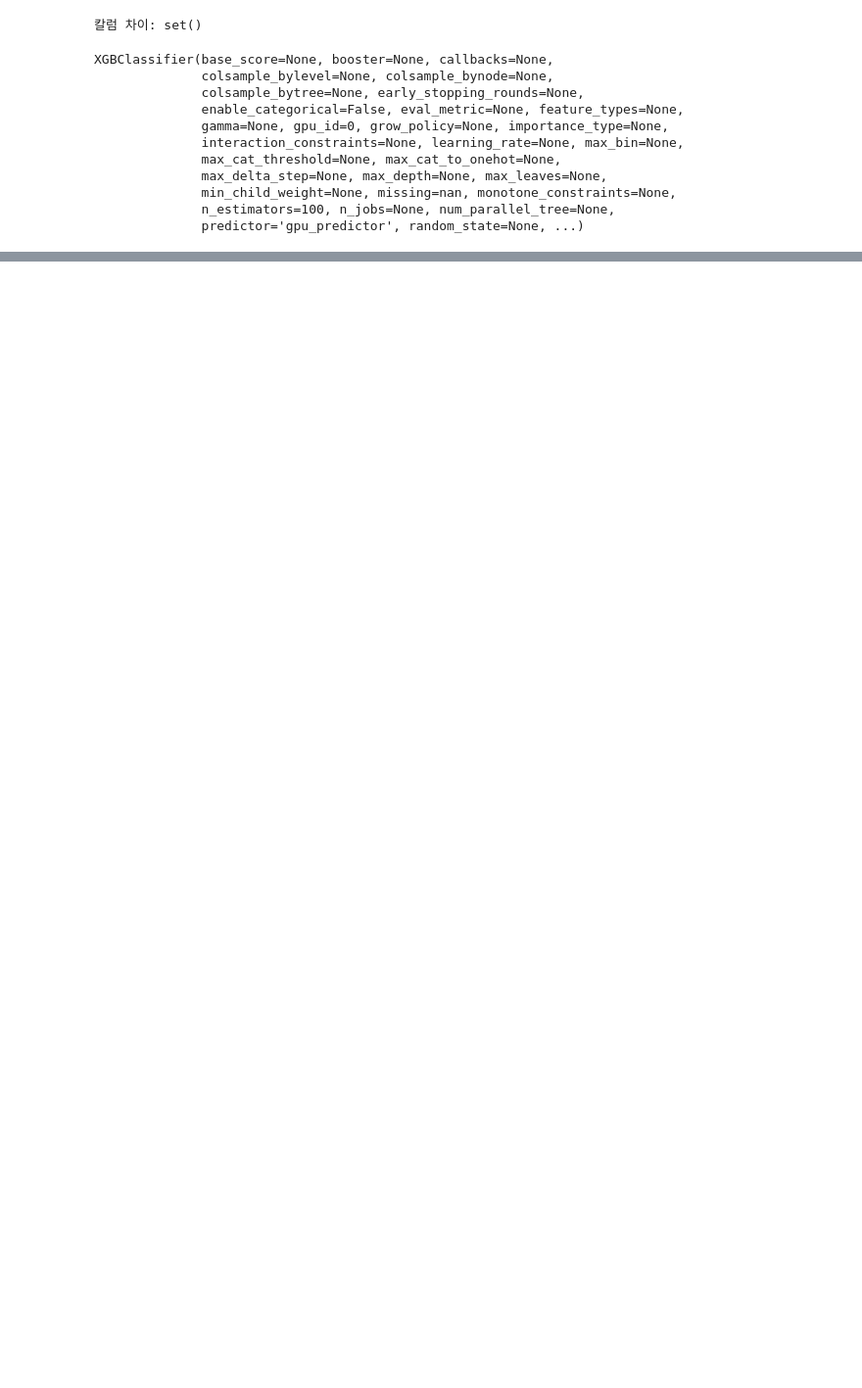
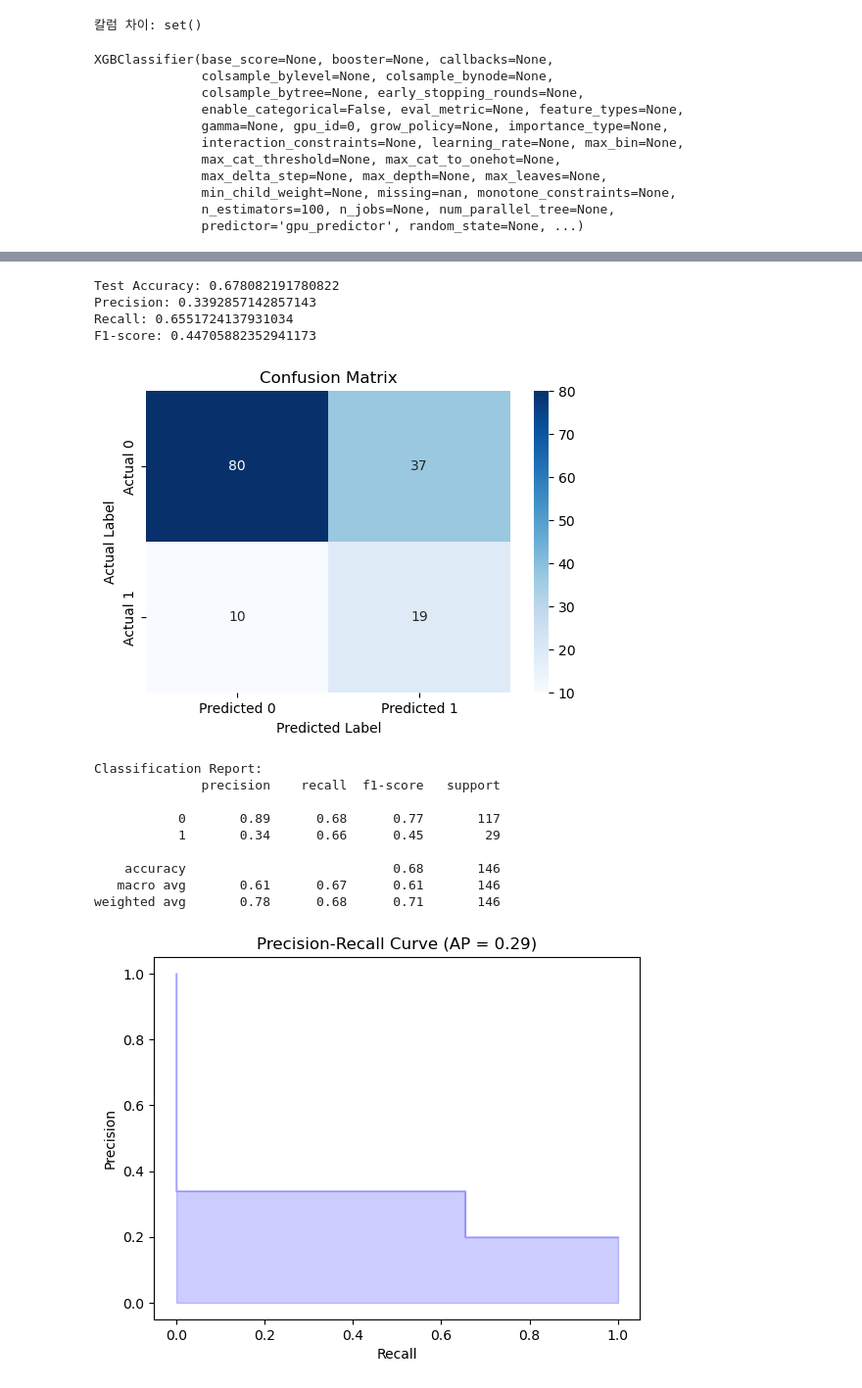
Before and after one commit to NohJangHyun/MIMIC-III-mortality-prediction, a Jupyter notebook: Model/XGB.ipynb, the cells around one changed output, grey strips where cells are left out. Shown at 98% size. Drawn from its saved outputs; the diff is of its cells as text; code cells hidden in the pictures; blank space fills up the shorter version.

```diff
--- a/Model/XGB.ipynb
+++ b/Model/XGB.ipynb
@@ -299,3 +263,63 @@ weighted avg       0.70      0.66      0.67      1918
+# %%
+y_pred2 = model.predict(X_train)
+y_pred = model.predict(X_test)
+cm = confusion_matrix(test_data['y'], y_pred)
+
+
+# Precision, Recall, F1-score 계산
+precision = precision_score(test_data['y'], y_pred)
+recall = recall_score(test_data['y'], y_pred)
+f1 = f1_score(test_data['y'], y_pred)
+accuracy = accuracy_score(test_data['y'], y_pred)
+
+print("Test Accuracy:", accuracy)
+print("Precision:", precision)
+print("Recall:", recall)
+print("F1-score:", f1)
+
+# Confusion Matrix 시각화
+cm_df = pd.DataFrame(cm, index=['Actual 0', 'Actual 1'], columns=['Predicted 0', 'Predicted 1'])
+plt.figure(figsize=(6, 4))
+sns.heatmap(cm_df, annot=True, fmt='d', cmap='Blues')
+plt.title('Confusion Matrix')
+plt.xlabel('Predicted Label')
+plt.ylabel('Actual Label')
+plt.show()
+
+# Classification Report 출력
+print("Classification Report:")
+print(classification_report(test_data['y'], y_pred))
+
+# Precision-Recall Curve 그리기
+precision, recall, _ = precision_recall_curve(test_data['y'], y_pred)
+average_precision = average_precision_score(test_data['y'], y_pred)
+area_under_curve = auc(recall, precision)
+
+# Precision-Recall Curve 시각화
+plt.figure()
+plt.step(recall, precision, color='b', alpha=0.2, where='post')
+plt.fill_between(recall, precision, step='post', alpha=0.2, color='b')
+plt.xlabel('Recall')
+plt.ylabel('Precision')
+plt.title(f'Precision-Recall Curve (AP = {average_precision:.2f})')
+# plt.title(f'Precision-Recall Curve (AUC = {area_under_curve:.2f})')
+plt.show()
+# %% [output]
+Test Accuracy: 0.678082191780822
+Precision: 0.3392857142857143
+Recall: 0.6551724137931034
+F1-score: 0.44705882352941173
+[figure, added]
+Classification Report:
+              precision    recall  f1-score   support
+
+           0       0.89      0.68      0.77       117
+           1       0.34      0.66      0.45        29
+
+    accuracy                           0.68       146
+   macro avg       0.61      0.67      0.61       146
+weighted avg       0.78      0.68      0.71       146
+[figure, added]
 # %%
 feature_importance = model.feature_importances_
 
```
Also changed, not shown: parts of 8 cells of this notebook, 5 other files.
